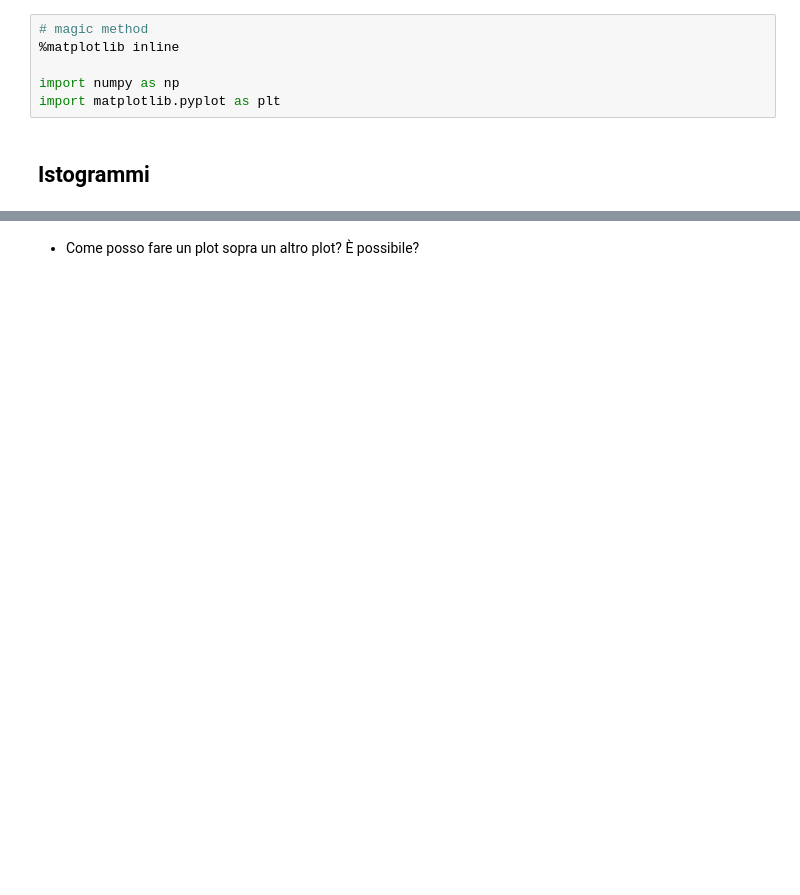
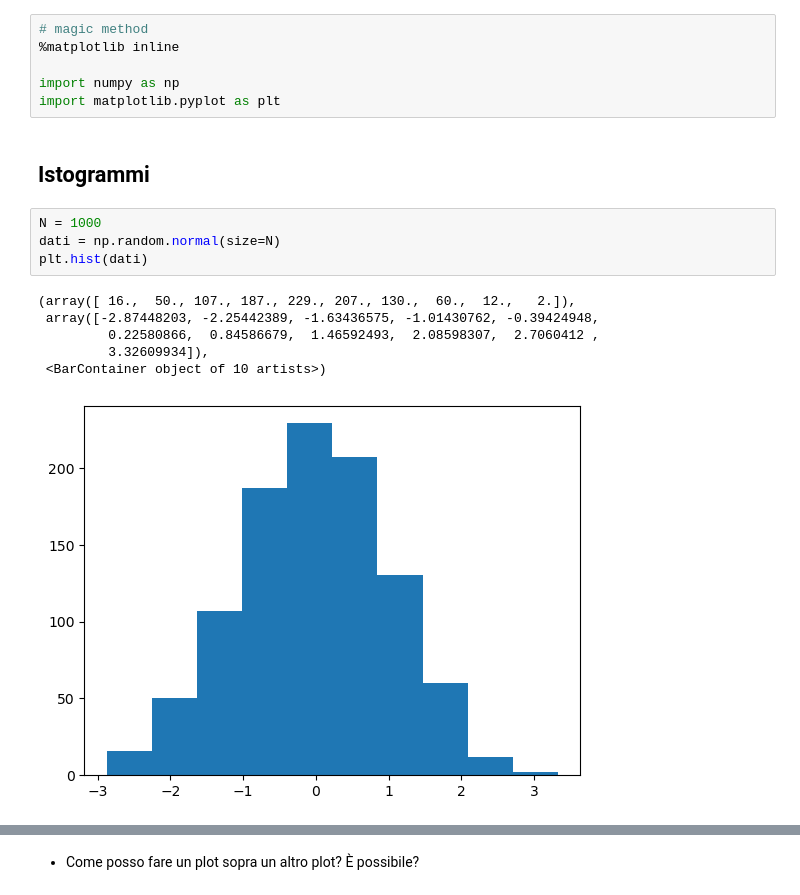
Before and after one commit to RiccardoTancredi/Corso-Python, a Jupyter notebook: lezione2.ipynb, the cells around one changed output, grey strips where cells are left out. Saved outputs shown, nothing was run; the diff lists cells and outputs as text; blank space fills up the shorter version.

```diff
--- a/lezione2.ipynb
+++ b/lezione2.ipynb
@@ -20,3 +20,14 @@ import numpy as np
 import matplotlib.pyplot as plt
 # %% [markdown]
 ## Istogrammi
+# %%
+N = 1000
+dati = np.random.normal(size=N)
+plt.hist(dati)
+# %% [output]
+(array([ 16.,  50., 107., 187., 229., 207., 130.,  60.,  12.,   2.]),
+ array([-2.87448203, -2.25442389, -1.63436575, -1.01430762, -0.39424948,
+         0.22580866,  0.84586679,  1.46592493,  2.08598307,  2.7060412 ,
+         3.32609934]),
+ <BarContainer object of 10 artists>)
+[figure, added]
```
Also changed, not shown: parts of 22 cells of this notebook, 1 other file.
